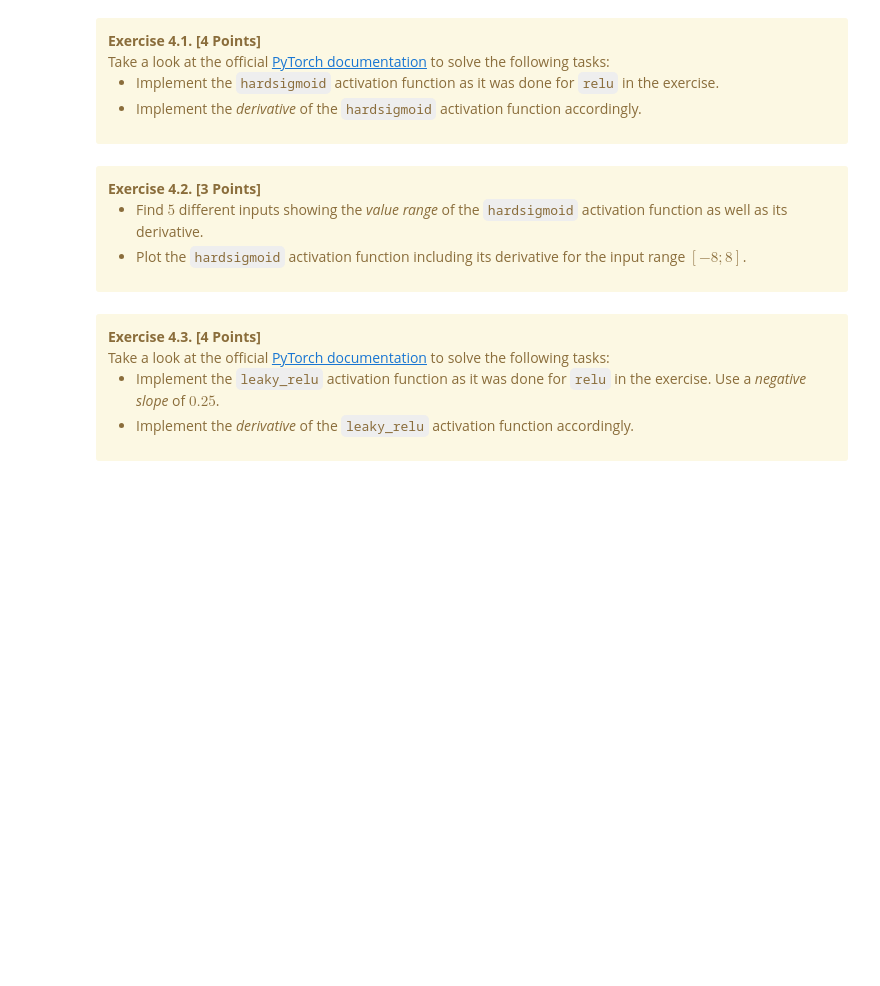
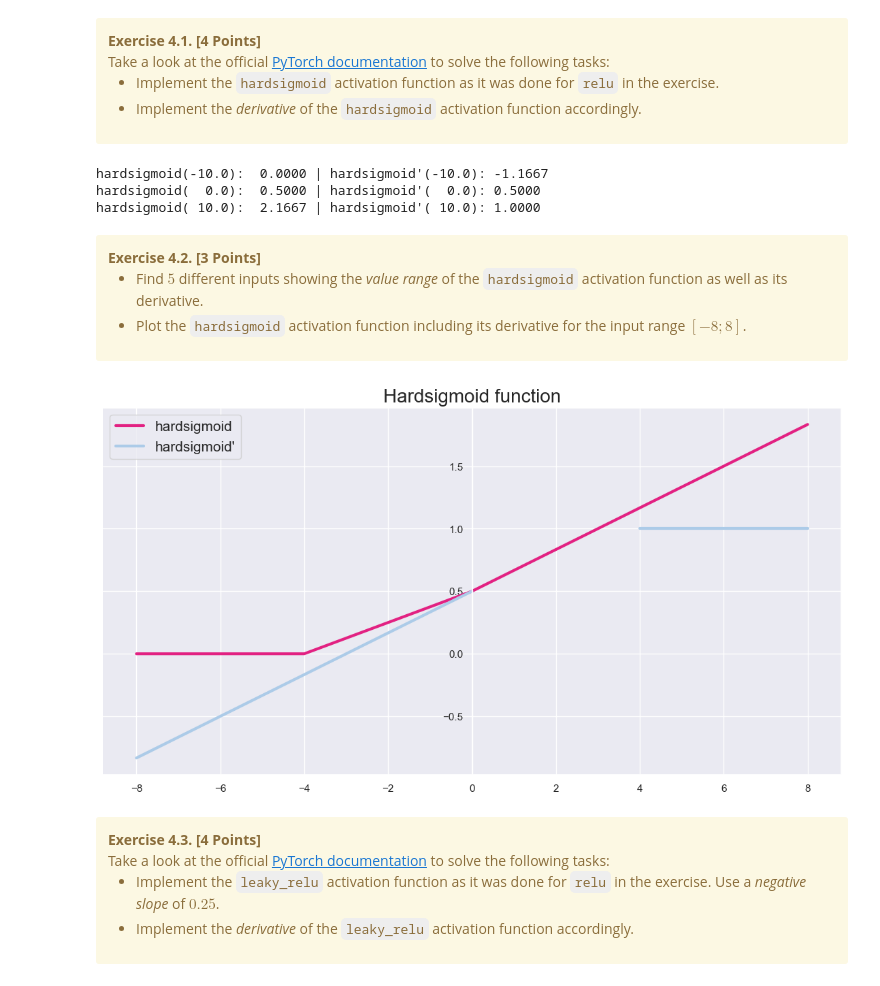
Before and after one commit to estepanoffiz/Hands-On-AI-, a Jupyter notebook: Assignment 2/U2_Assignment.ipynb, the cells around one changed output. Drawn from its saved outputs; the diff is of its cells as text; code cells hidden in the pictures; blank space fills up the shorter version.

```diff
--- a/Assignment 2/U2_Assignment.ipynb
+++ b/Assignment 2/U2_Assignment.ipynb
@@ -607,7 +674,7 @@ def hardsigmoid(x: float) -> float:
     :param x: the input on which to apply the rectified linear unit function
     :return: the result of the rectified linear unit function applied to its input
     """
-    return max(0.0, x)
+    return 0.0 if x <= -3.0 else x/6 + 1/2
 
 
 def hardsigmoid_d(x: float) -> float:
@@ -617,12 +684,15 @@ def hardsigmoid_d(x: float) -> float:
     :param x: the input to the rectified linear unit function for computing its derivative
     :return: the derivative of the rectified linear unit function with respect to its input
     """
-    return 0.0 if x <= 0.0 else 1.0
-
+    return 1.0 if x >= 3.0 else x/6 + 1/2
 
 # Crudly check the value range of the rectified linear unit function and its derivative.
 for x in [-10.0, 0.0, 10.0]:
     print(f'hardsigmoid({x:>5}): {hardsigmoid(x):7.4f} | hardsigmoid\'({x:>5}): {hardsigmoid_d(x):.4f}')
+# %% [output]
+hardsigmoid(-10.0):  0.0000 | hardsigmoid'(-10.0): -1.1667
+hardsigmoid(  0.0):  0.5000 | hardsigmoid'(  0.0): 0.5000
+hardsigmoid( 10.0):  2.1667 | hardsigmoid'( 10.0): 1.0000
 # %% [markdown]
 <div class="alert alert-warning">
     <b>Exercise 4.2. [3 Points]</b>
@@ -632,7 +702,37 @@ for x in [-10.0, 0.0, 10.0]:
     </ul>
 </div>
 # %%
-# your code goes here
+def plot_hardsigmoid_with_derivative(x_min: float = -8.0, x_max: float = 8, granularity: int = 5) -> None:
+    """
+    Plot the rectified linear unit function including its derivative.
+
+    :param x_min: minimum value of the input value range
+    :param x_max: maximum value of the input value range
+    :param granularity: granularity controlling the stepsize of the input value range
+    """
+    data = np.linspace(x_min, x_max, granularity)
+    data_pivot_neg = np.where(data <= 0)
+    data_pivot_pos = np.where(data > 0)
+
+    fig, ax = plt.subplots(figsize=(14, 7))
+    ax.spines['left'].set_position('center')
+
+    plt.plot(data, tuple(map(hardsigmoid, data)), color='#e22182', linewidth=3, label='hardsigmoid')
+    # Plot derivative of negative/positive data separately to avoid a linked line plot.
+    if len(data_pivot_neg) > 0:
+        data_neg = data[data_pivot_neg]
+        plt.plot(data_neg, tuple(map(hardsigmoid_d, data_neg)), color='#accbe8', linewidth=3, label="hardsigmoid'")
+    if len(data_pivot_pos) > 0:
+        data_pos = data[data_pivot_pos]
+        plt.plot(data_pos, tuple(map(hardsigmoid_d, data_pos)), color='#accbe8', linewidth=3)
+    plt.title('Hardsigmoid function', fontsize=20)
+    plt.legend(prop={'size': 15})
+    plt.show()
+
+# Plot rectified linear unit function including its derivative.
+plot_hardsigmoid_with_derivative()
+# %% [output]
+[figure, added]
 # %% [markdown]
 <div class="alert alert-warning">
     <b>Exercise 4.3. [4 Points]</b><br>
```
Also changed, not shown: parts of 19 cells of this notebook, 2 other files.
